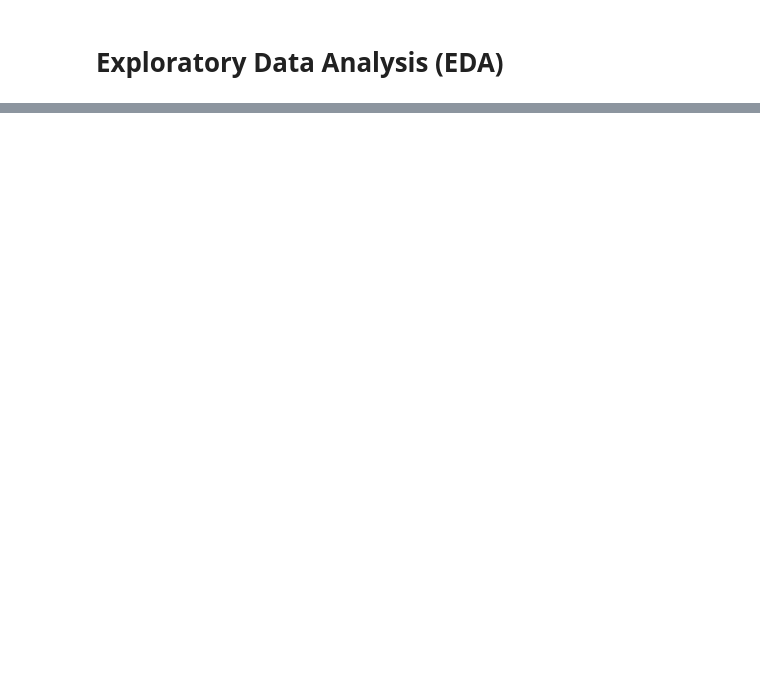
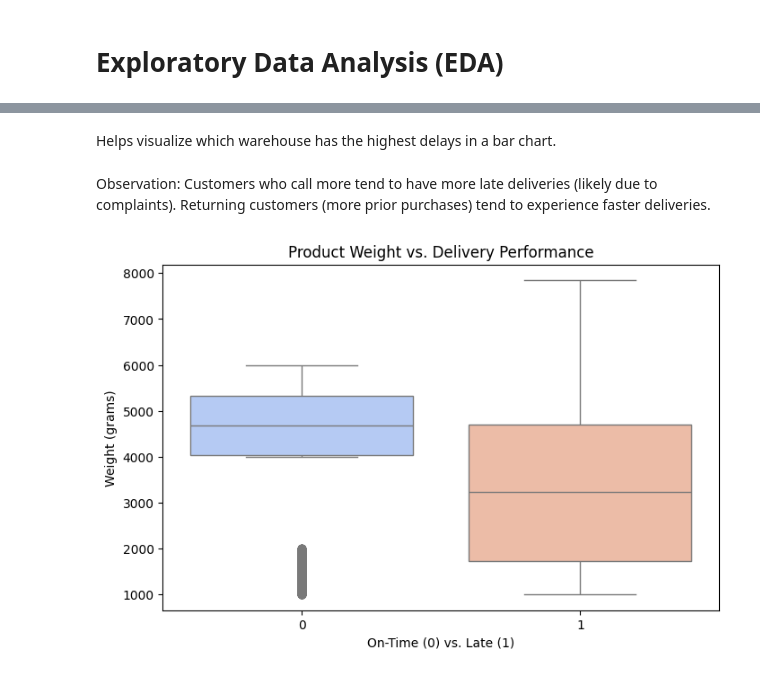
Before and after one commit to Morriskarani/Revolutionizing-E-Commerce-A-Machine-Learning-Powered-Delivery-Time-Predictor, a Jupyter notebook: Commerce.ipynb, the cells around one changed output, grey strips where cells are left out. Saved outputs shown, nothing was run; the diff lists cells and outputs as text; code cells hidden in the pictures; blank space fills up the shorter version.

```diff
--- a/Commerce.ipynb
+++ b/Commerce.ipynb
@@ -81,3 +103,5 @@ print(df['Warehouse_block'].value_counts())
+# %% [markdown]
+Helps visualize which warehouse has the highest delays in a bar chart.
 # %%
 import seaborn as sns
 import matplotlib.pyplot as plt
@@ -99,3 +123,16 @@ plt.xlabel("On-Time (0) vs. Late (1)")
 plt.ylabel("Number of Calls")
 plt.title("Customer Care Calls vs. Delivery Performance")
 plt.show()
+# %% [markdown]
+Observation:
+Customers who call more tend to have more late deliveries (likely due to complaints).
+Returning customers (more prior purchases) tend to experience faster deliveries.
+# %%
+plt.figure(figsize=(8,5))
+sns.boxplot(x='Reached.on.Time_Y.N', y='Weight_in_gms', data=df, hue='Reached.on.Time_Y.N', palette="coolwarm", legend=False)
+plt.xlabel("On-Time (0) vs. Late (1)")
+plt.ylabel("Weight (grams)")
+plt.title("Product Weight vs. Delivery Performance")
+plt.show()
+# %% [output]
+[figure, added]
```
Also changed, not shown: parts of 26 cells of this notebook.
